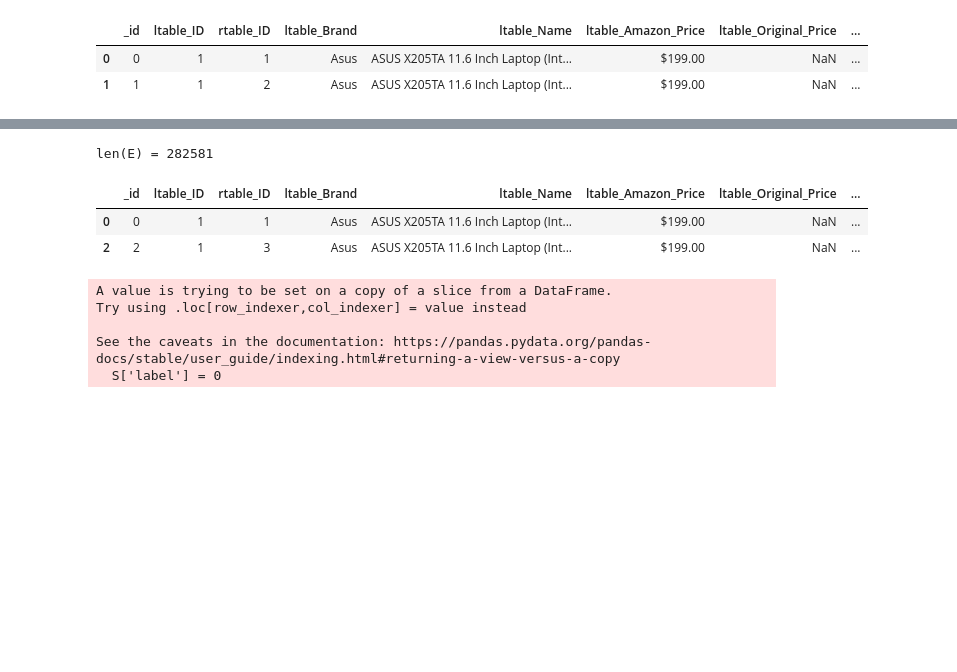
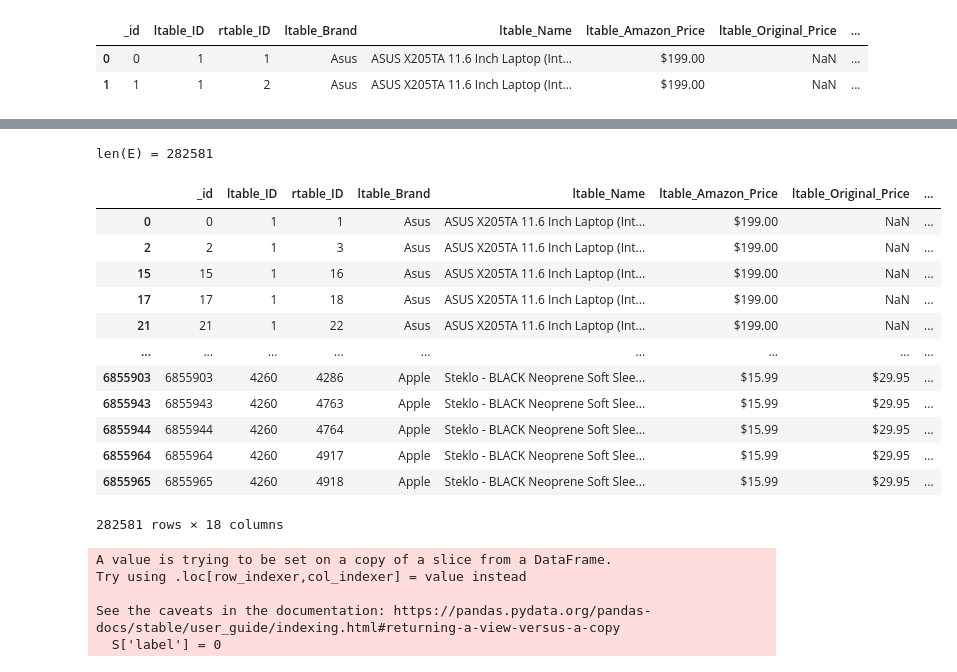
Before and after one commit to borkox/uni-sofia-entity-linking-magellan, a Jupyter notebook: notebooks/entity_block_electronics.ipynb, the cells around one changed output, grey strips where cells are left out. Cells and saved outputs as stored; diff of their text form; code cells hidden in the pictures; blank space fills up the shorter version.

Commit message:
Add my doc and add prediction to all candidates

```diff
--- a/notebooks/entity_block_electronics.ipynb
+++ b/notebooks/entity_block_electronics.ipynb
@@ -256,11 +264,22 @@ Total time elapsed: 00:00:31
 # %%
 print(f"len(E) = {len(E)}")
-E.head(2)
+E.to_csv('../dataset/all_candidates.csv')
+E
 # %% [output]
 len(E) = 282581
 |  | _id | ltable_ID | rtable_ID | ltable_Brand | ltable_Name | ltable_Amazon_Price | ltable_Original_Price | ... |
 | 0 | 0 | 1 | 1 | Asus | ASUS X205TA 11.6 Inch Laptop (Int... | $199.00 | NaN | ... |
 | 2 | 2 | 1 | 3 | Asus | ASUS X205TA 11.6 Inch Laptop (Int... | $199.00 | NaN | ... |
+| 15 | 15 | 1 | 16 | Asus | ASUS X205TA 11.6 Inch Laptop (Int... | $199.00 | NaN | ... |
+| 17 | 17 | 1 | 18 | Asus | ASUS X205TA 11.6 Inch Laptop (Int... | $199.00 | NaN | ... |
+| 21 | 21 | 1 | 22 | Asus | ASUS X205TA 11.6 Inch Laptop (Int... | $199.00 | NaN | ... |
+| ... | ... | ... | ... | ... | ... | ... | ... | ... |
+| 6855903 | 6855903 | 4260 | 4286 | Apple | Steklo - BLACK Neoprene Soft Slee... | $15.99 | $29.95 | ... |
+| 6855943 | 6855943 | 4260 | 4763 | Apple | Steklo - BLACK Neoprene Soft Slee... | $15.99 | $29.95 | ... |
+| 6855944 | 6855944 | 4260 | 4764 | Apple | Steklo - BLACK Neoprene Soft Slee... | $15.99 | $29.95 | ... |
+| 6855964 | 6855964 | 4260 | 4917 | Apple | Steklo - BLACK Neoprene Soft Slee... | $15.99 | $29.95 | ... |
+| 6855965 | 6855965 | 4260 | 4918 | Apple | Steklo - BLACK Neoprene Soft Slee... | $15.99 | $29.95 | ... |
+282581 rows × 18 columns
 # %%
 # Sample  candidate set
 S = em.sample_table(E, 500)
```
Also changed, not shown: parts of 5 cells of this notebook, 2 other files.
